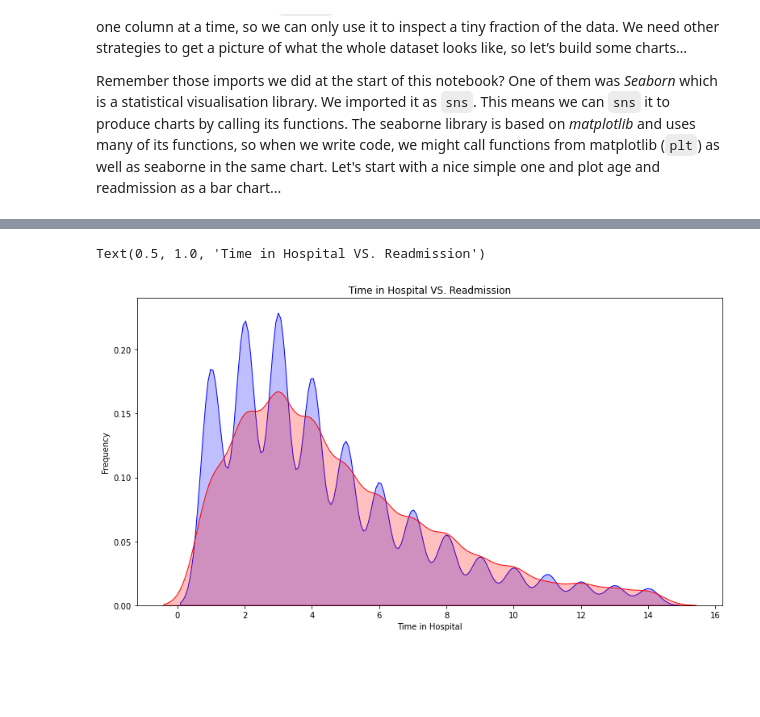
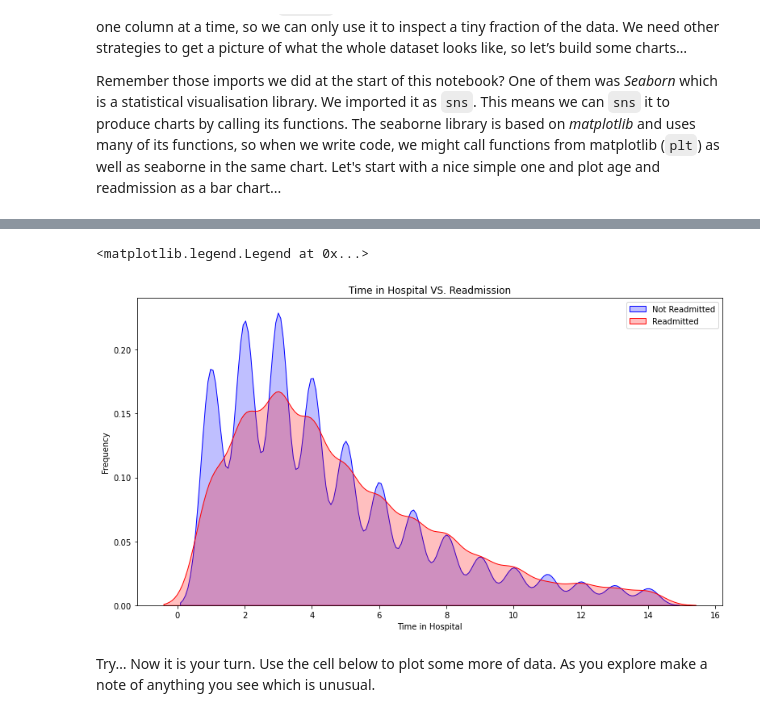
Before and after one commit to baldygeezer/tasterDay, a Jupyter notebook: diabetes_project.ipynb, the cells around one changed output, grey strips where cells are left out. Cells and saved outputs as stored; diff of their text form; code cells hidden in the pictures; blank space fills up the shorter version.

```diff
--- a/diabetes_project.ipynb
+++ b/diabetes_project.ipynb
@@ -306,0 +283,9 @@ What percentage of people did not have changes to their medications?
+# %%
+# make a new column
+df['num_meds'] = 0
+# loop through the list of drugs we made earlier
+for col in keys:
+    # there will now be a '1' in the collumn if the patient is on that drug, so add it to the number of meds (add the '0' otherwise)
+    df['num_meds'] = df['num_meds'] + df[col]
+# print a count of the values to make sure it worked
+df['num_meds'].value_counts()
@@ -323,6 +317,13 @@ where True is represented by 1 and false by 0.
 # %%
 df['diabetesMed'] = df['diabetesMed'].replace('Yes', 1)
 df['diabetesMed'] = df['diabetesMed'].replace('No', 0)
+# %%
+#### Ethnicity
+df = pd.get_dummies(df, columns=['race'])
+# %%
+# write your code below...
+df['gender'] = df['gender'].replace('Male', 1)
+df['gender'] = df['gender'].replace('Female', 0)
 # %% [markdown]
 ### try...
 #### Gender
@@ -383,0 +373,19 @@ Name: age, dtype: int64
+# %%
+# code age intervals [0-10) - [90-100) from 1-10
+for i in range(0,10): #for every number from 1-10
+    #make a string using i which matches the interval eg '[10-20)', replace this with i+1
+    df['age'] = df['age'].replace('['+str(10*i)+'-'+str(10*(i+1))+')', i+1)
+df['age'].value_counts()
+
+#convert 'age' into an integer
+df['age'] = df['age'].astype('int64')
+#print out a count of all the values. This keep us sane!
+print(df.age.value_counts())
+
+# make a dictionary so we can look up new values to replace the ones we made earlier
+age_dict = {1:5, 2:15, 3:25, 4:35, 5:45, 6:55, 7:65, 8:75, 9:85, 10:95}
+
+#map the values onto those in the dictionary. This will replace each one
+df['age'] = df.age.map(age_dict)
+#print out the new value counts so we know it worked
+print(df.age.value_counts())
@@ -439,9 +478,14 @@ Text(0.5, 1.0, 'Distribution of Readmission')
 # %%
 fig = plt.figure(figsize=(13,7),)
 ax=sns.kdeplot(df.loc[(df['readmitted'] == 0),'time_in_hospital'] , color='b',shade=True,label='Not Readmitted')
 ax=sns.kdeplot(df.loc[(df['readmitted'] == 1),'time_in_hospital'] , color='r',shade=True, label='Readmitted')
 ax.set(xlabel='Time in Hospital', ylabel='Frequency')
 plt.title('Time in Hospital VS. Readmission')
+plt.legend()
 # %% [output]
-Text(0.5, 1.0, 'Time in Hospital VS. Readmission')
+<matplotlib.legend.Legend at 0x...>
-[figure, old version]
+[figure, new version]
+# %% [markdown]
+Try…
+Now it is your turn. Use the cell below to plot some more of data. As you explore make a note of anything you see which
+is unusual.
```
Also changed, not shown: parts of 26 cells of this notebook.
